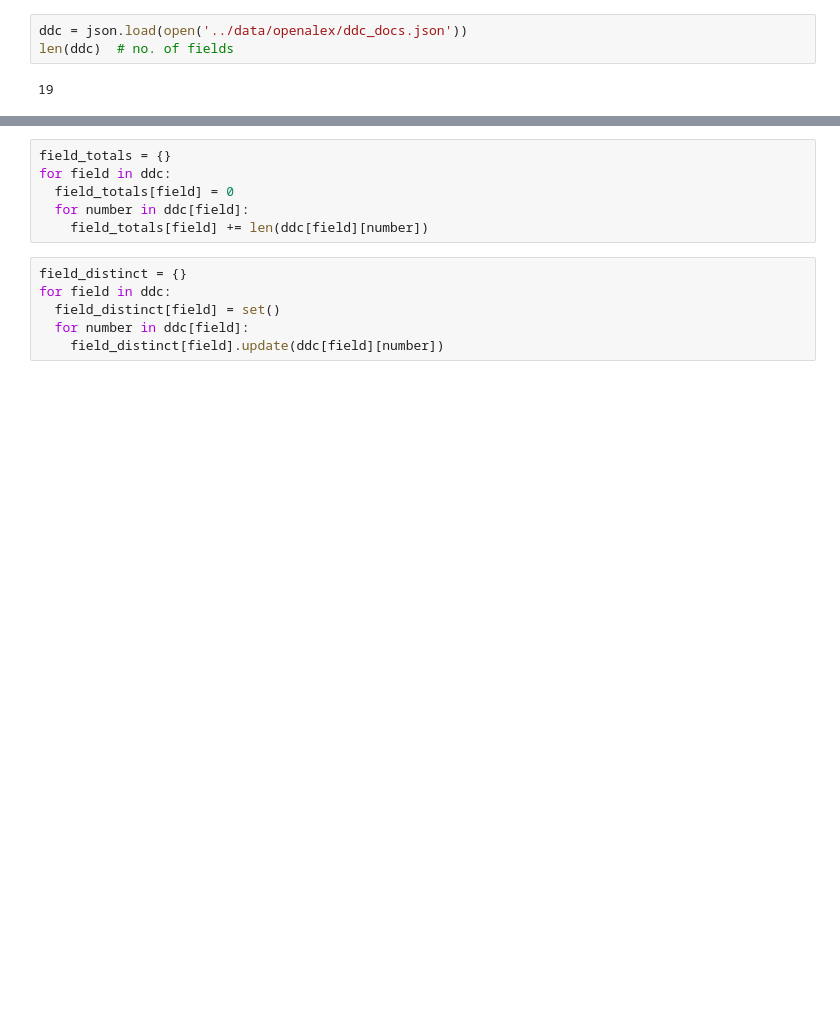
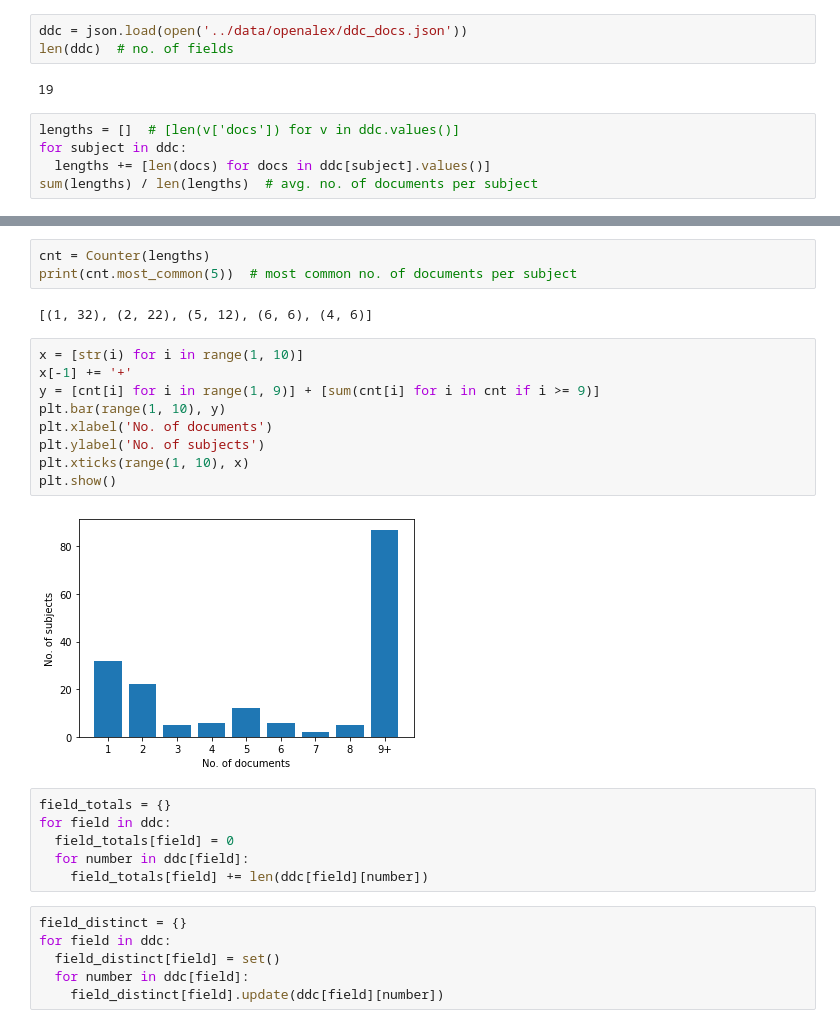
Before and after one commit to uni-carlosfranzreb/thesis_openalex, a Jupyter notebook: analysis/ddc_subjects.ipynb, the cells around one changed output, grey strips where cells are left out. Drawn from its saved outputs; the diff is of its cells as text; blank space fills up the shorter version.

```diff
--- a/analysis/ddc_subjects.ipynb
+++ b/analysis/ddc_subjects.ipynb
@@ -9,3 +9,8 @@ ddc = json.load(open('../data/openalex/ddc_docs.json'))
 len(ddc)  # no. of fields
 # %% [output]
 19
+# %%
+lengths = []  # [len(v['docs']) for v in ddc.values()]
+for subject in ddc:
+  lengths += [len(docs) for docs in ddc[subject].values()]
+sum(lengths) / len(lengths)  # avg. no. of documents per subject
@@ -12,3 +36,19 @@ len(ddc)  # no. of fields
+# %%
+cnt = Counter(lengths)
+print(cnt.most_common(5))  # most common no. of documents per subject
+# %% [output]
+[(1, 32), (2, 22), (5, 12), (6, 6), (4, 6)]
+# %%
+x = [str(i) for i in range(1, 10)]
+x[-1] += '+'
+y = [cnt[i] for i in range(1, 9)] + [sum(cnt[i] for i in cnt if i >= 9)]
+plt.bar(range(1, 10), y)
+plt.xlabel('No. of documents')
+plt.ylabel('No. of subjects')
+plt.xticks(range(1, 10), x)
+plt.show()
+# %% [output]
+[figure, added]
 # %%
 field_totals = {}
 for field in ddc:
```
Also changed, not shown: parts of 3 cells of this notebook.
